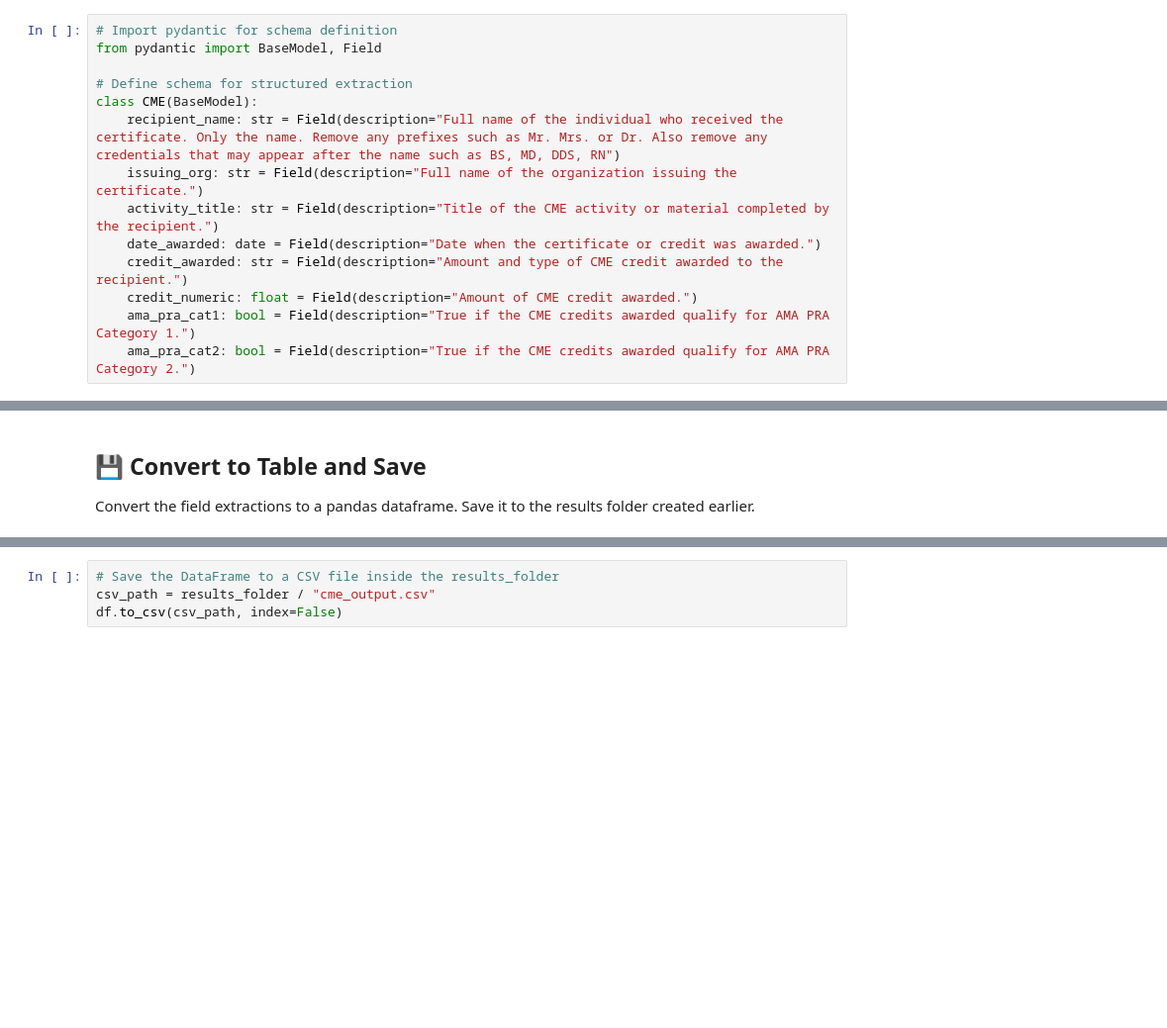
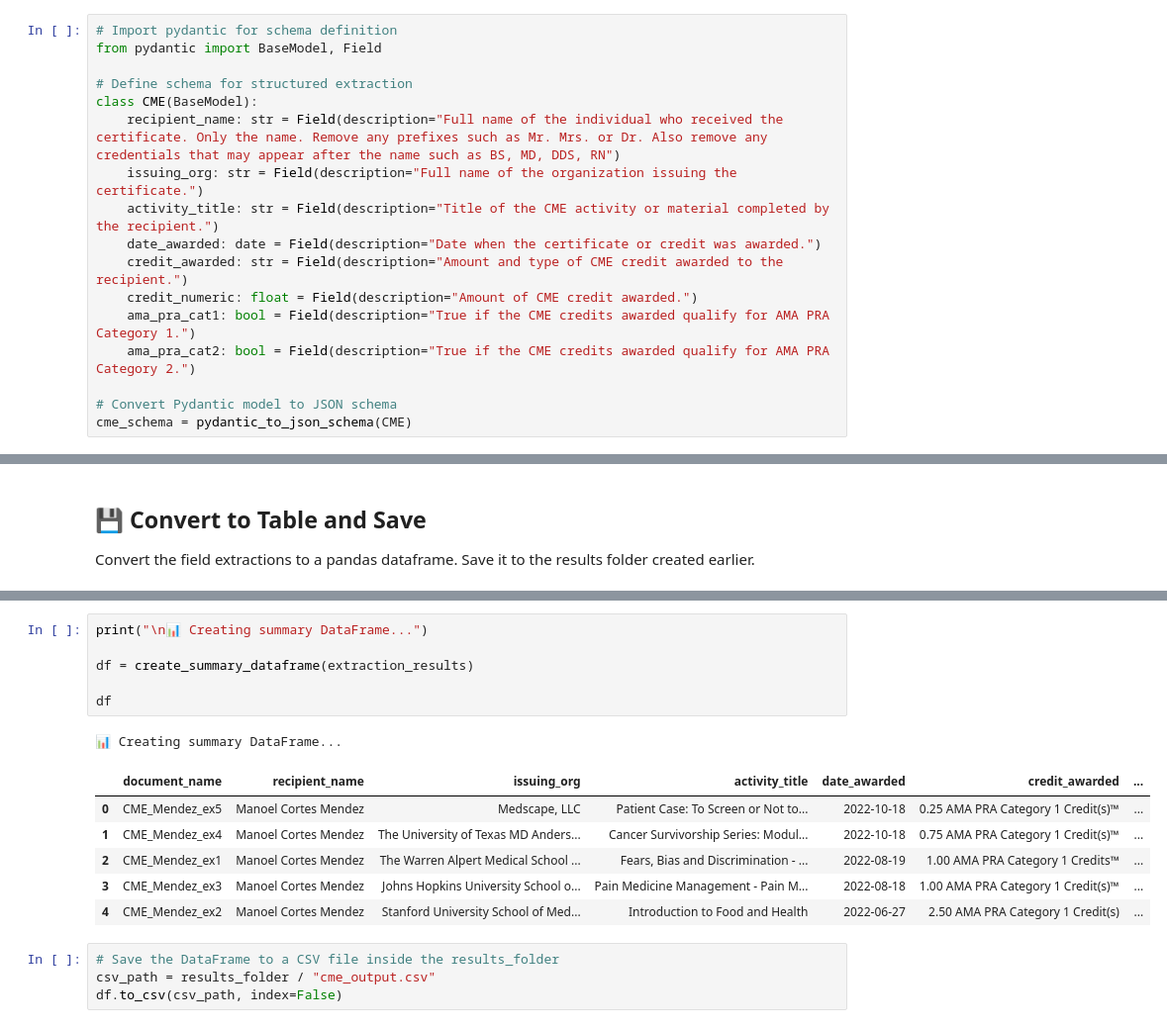
Before and after one commit to landing-ai/ade-helper-scripts, a Jupyter notebook: Functional_Area_Use_Cases/HR/Continuing_Education_Certificates/field_extraction_notebook_cme.ipynb, the cells around one changed output, grey strips where cells are left out. Shown at 99% size. Saved outputs shown, nothing was run; the diff lists cells and outputs as text; blank space fills up the shorter version.

```diff
--- a/Functional_Area_Use_Cases/HR/Continuing_Education_Certificates/field_extraction_notebook_cme.ipynb
+++ b/Functional_Area_Use_Cases/HR/Continuing_Education_Certificates/field_extraction_notebook_cme.ipynb
@@ -127,3 +103,6 @@ class CME(BaseModel):
     credit_numeric: float = Field(description="Amount of CME credit awarded.")
     ama_pra_cat1: bool = Field(description="True if the CME credits awarded qualify for AMA PRA Category 1.")
     ama_pra_cat2: bool = Field(description="True if the CME credits awarded qualify for AMA PRA Category 2.")
+
+# Convert Pydantic model to JSON schema
+cme_schema = pydantic_to_json_schema(CME)
@@ -313,3 +354,17 @@ df
+# %%
+print("\n📊 Creating summary DataFrame...")
+
+df = create_summary_dataframe(extraction_results)
+
+df
+# %% [output]
+📊 Creating summary DataFrame...
+|  | document_name | recipient_name | issuing_org | activity_title | date_awarded | credit_awarded | ... |
+| 0 | CME_Mendez_ex5 | Manoel Cortes Mendez | Medscape, LLC | Patient Case: To Screen or Not to... | 2022-10-18 | 0.25 AMA PRA Category 1 Credit(s)™ | ... |
+| 1 | CME_Mendez_ex4 | Manoel Cortes Mendez | The University of Texas MD Anders... | Cancer Survivorship Series: Modul... | 2022-10-18 | 0.75 AMA PRA Category 1 Credit(s)™ | ... |
+| 2 | CME_Mendez_ex1 | Manoel Cortes Mendez | The Warren Alpert Medical School ... | Fears, Bias and Discrimination - ... | 2022-08-19 | 1.00 AMA PRA Category 1 Credits™ | ... |
+| 3 | CME_Mendez_ex3 | Manoel Cortes Mendez | Johns Hopkins University School o... | Pain Medicine Management - Pain M... | 2022-08-18 | 1.00 AMA PRA Category 1 Credit(s)™ | ... |
+| 4 | CME_Mendez_ex2 | Manoel Cortes Mendez | Stanford University School of Med... | Introduction to Food and Health | 2022-06-27 | 2.50 AMA PRA Category 1 Credit(s) | ... |
 # %%
 # Save the DataFrame to a CSV file inside the results_folder
 csv_path = results_folder / "cme_output.csv"
```
Also changed, not shown: parts of 34 cells of this notebook, 3 other files.
